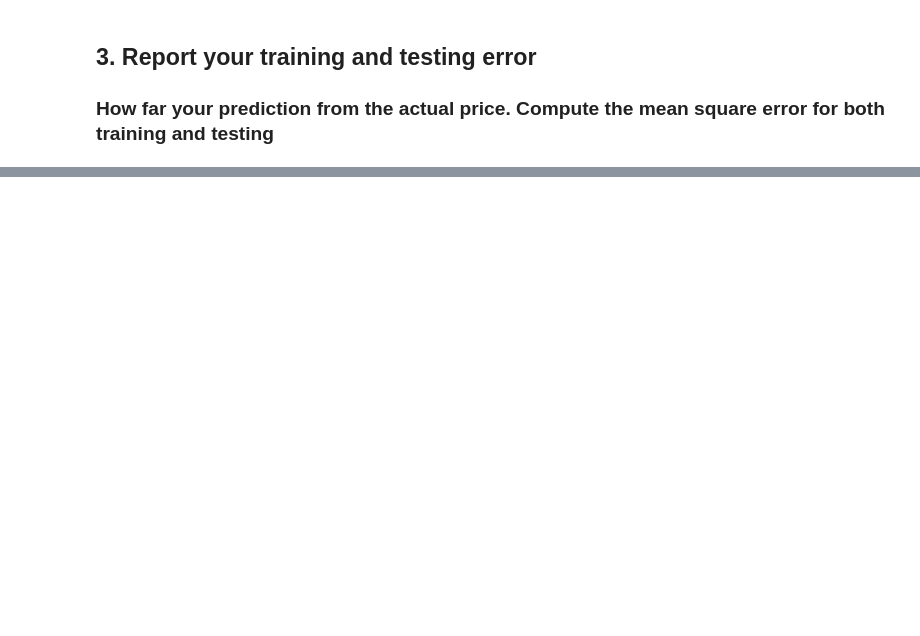
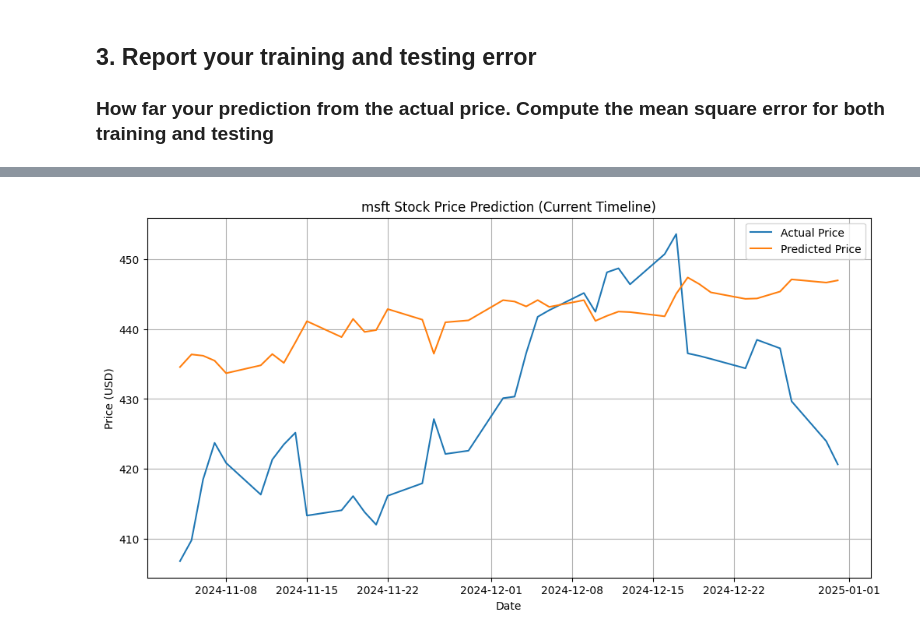
Before and after one commit to fantasybarry/MSFT-Prediction, a Jupyter notebook: hw1.ipynb, the cells around one changed output, grey strips where cells are left out. Saved outputs shown, nothing was run; the diff lists cells and outputs as text; code cells hidden in the pictures; blank space fills up the shorter version.

```diff
--- a/hw1.ipynb
+++ b/hw1.ipynb
@@ -141,0 +545,92 @@ Date
+# %%
+import numpy as np
+import pandas as pd
+import yfinance as yf
+from sklearn.preprocessing import MinMaxScaler
+import keras
+import tensorflow as tf
+from keras import Sequential
+from keras import layers
+import matplotlib.pyplot as plt
+
+# Configuration
+n_lags = 30  # Use past 30 days of data to predict next day
+# Get full dataset
+full_data = get_prices(feature_stocks + [predict_stock], start='2023-01-01', end='2025-01-01')
+
+# Create lagged features and targets
+X, y = [], []
+for i in range(n_lags, len(full_data)):
+    # Use past n_lags days of feature stocks to predict current day's MSFT price
+    X.append(full_data[feature_stocks].iloc[i-n_lags:i].values.flatten())
+    y.append(full_data[predict_stock].iloc[i])
+
+X = np.array(X)
+y = np.array(y)
+
+train_end = '2024-06-30'
+val_end = '2024-11-01'
+
+train_idx = full_data.index <= train_end
+val_idx = (full_data.index > train_end) & (full_data.index <= val_end)
+test_idx = full_data.index > val_end
+
+X_train, y_train = X[train_idx[n_lags:]], y[train_idx[n_lags:]]
+X_val, y_val = X[val_idx[n_lags:]], y[val_idx[n_lags:]]
+X_test, y_test = X[test_idx[n_lags:]], y[test_idx[n_lags:]]
+
+# Scale data
+X_scaler = MinMaxScaler()
+y_scaler = MinMaxScaler()
+
+X_train_scaled = X_scaler.fit_transform(X_train)
+X_val_scaled = X_scaler.transform(X_val)
+X_test_scaled = X_scaler.transform(X_test)
+
+y_train_scaled = y_scaler.fit_transform(y_train.reshape(-1, 1))
+y_val_scaled = y_scaler.transform(y_val.reshape(-1, 1))
+y_test_scaled = y_scaler.transform(y_test.reshape(-1, 1))
+
+# Build model
+model = Sequential([
+    layers.Dense(20, activation='relu', input_shape=(X_train.shape[1],)),
+    layers.Dense(20, activation='relu'),
+    layers.Dense(20, activation='relu'),
+    layers.Dense(20, activation='relu'),
+    layers.Dense(20, activation='relu'),
+    layers.Dense(1, activation='linear')
+])
+
+model.compile(loss='mse')
+
+# Train with validation
+history = model.fit(
+    X_train_scaled,
+    y_train_scaled,
+    epochs=100,
+    batch_size=32,
+    validation_data=(X_val_scaled, y_val_scaled),
+    verbose=1
+)
+
+# Predict on test set
+y_pred_scaled = model.predict(X_test_scaled)
+y_pred = y_scaler.inverse_transform(y_pred_scaled)
+
+# Plot results
+plt.figure(figsize=(12, 6))
+plt.plot(full_data.index[-len(y_test):], y_test, label='Actual Price')
+plt.plot(full_data.index[-len(y_test):], y_pred, label='Predicted Price')
+plt.title(f'{predict_stock} Stock Price Prediction (Current Timeline)')
+plt.xlabel('Date')
+plt.ylabel('Price (USD)')
+plt.legend()
+plt.grid(True)
+plt.show()
+
+# Calculate metrics
+rmse = np.sqrt(np.mean((y_pred - y_test) ** 2))
+print(f"Test RMSE: {rmse:.2f}")
+print(f"Last Prediction Date: {full_data.index[-1]}")
+print(f"Latest Prediction: {y_pred[-1][0]:.2f}")
+# %% [output]
@@ -141,0 +655 @@ Date
+[figure, added]
```
Also changed, not shown: parts of 57 cells of this notebook, 2 other files.
